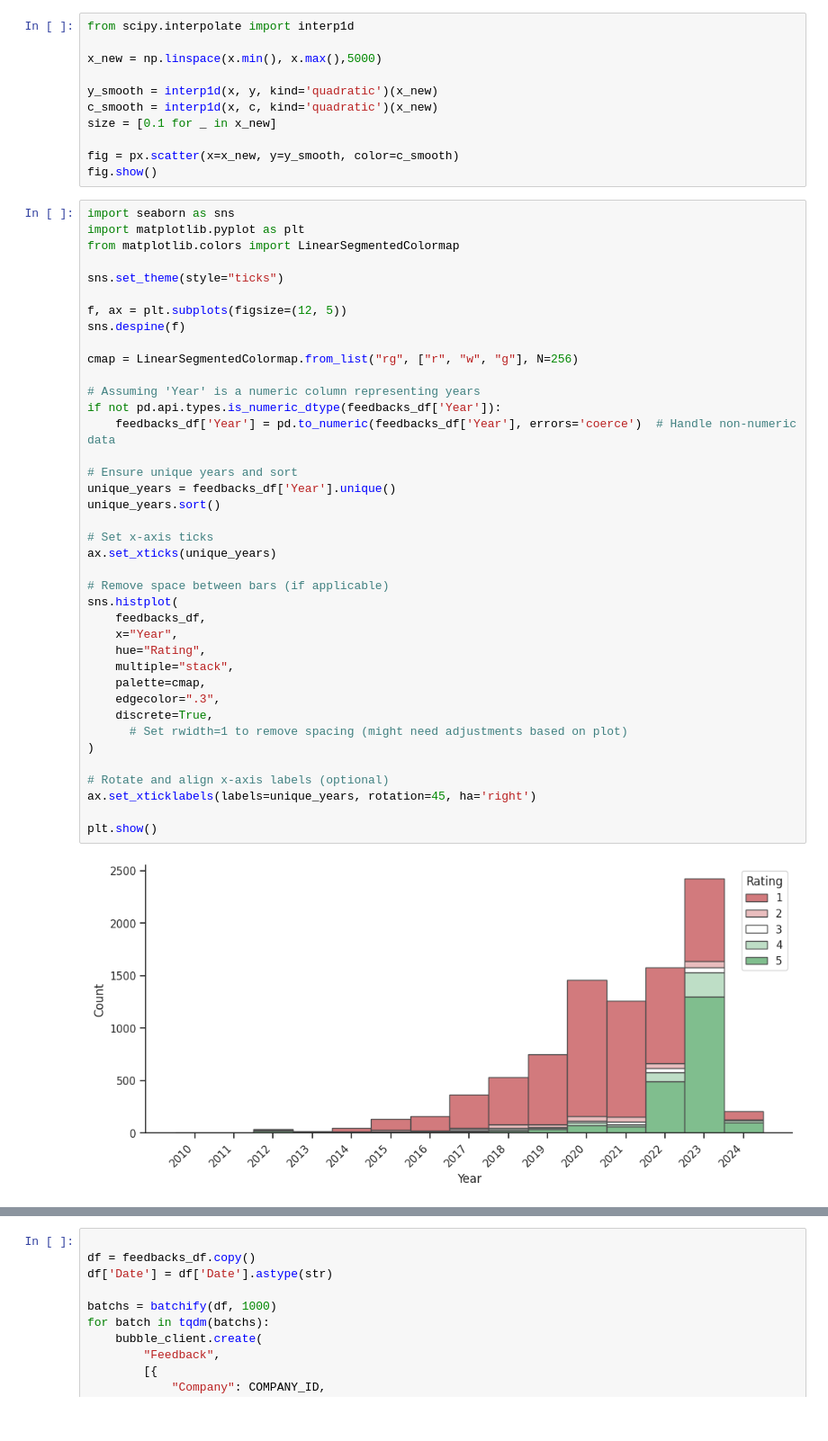
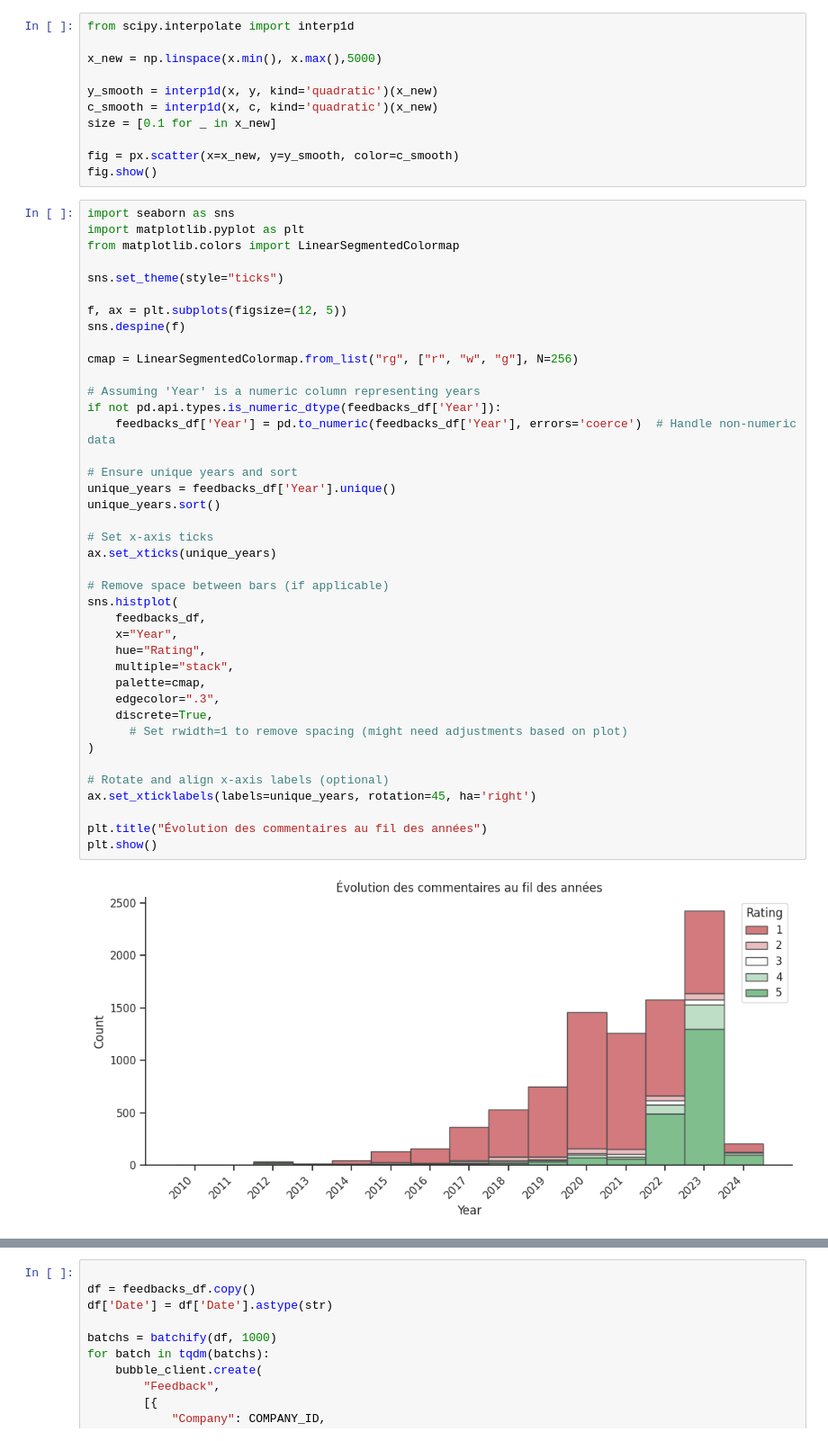
Before and after one commit to ArnaudGardille/Feedback-Analysis, a Jupyter notebook: push_feedbacks.ipynb, the cells around one changed output, grey strips where cells are left out. Shown at 90% size. Drawn from its saved outputs; the diff is of its cells as text.

```diff
--- a/push_feedbacks.ipynb
+++ b/push_feedbacks.ipynb
@@ -102,34 +102,35 @@ sns.despine(f)
 cmap = LinearSegmentedColormap.from_list("rg", ["r", "w", "g"], N=256)
 
 # Assuming 'Year' is a numeric column representing years
 if not pd.api.types.is_numeric_dtype(feedbacks_df['Year']):
     feedbacks_df['Year'] = pd.to_numeric(feedbacks_df['Year'], errors='coerce')  # Handle non-numeric data
 
 # Ensure unique years and sort
 unique_years = feedbacks_df['Year'].unique()
 unique_years.sort()
 
 # Set x-axis ticks
 ax.set_xticks(unique_years)
 
 # Remove space between bars (if applicable)
 sns.histplot(
     feedbacks_df,
     x="Year",
     hue="Rating",
     multiple="stack",
     palette=cmap,
     edgecolor=".3",
     discrete=True,
       # Set rwidth=1 to remove spacing (might need adjustments based on plot)
 )
 
 # Rotate and align x-axis labels (optional)
 ax.set_xticklabels(labels=unique_years, rotation=45, ha='right')
 
+plt.title("Évolution des commentaires au fil des années")
 plt.show()
 # %% [output]
-[figure, old version]
+[figure, new version]
 # %%
 import seaborn as sns
 import matplotlib.pyplot as plt
```
Also changed, not shown: parts of 1 cell of this notebook, 6 other files.
